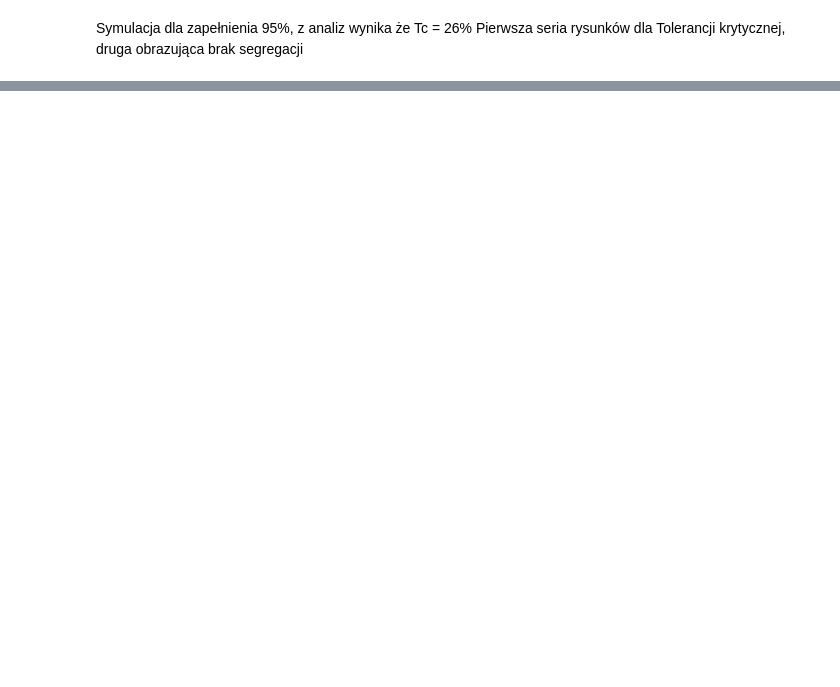
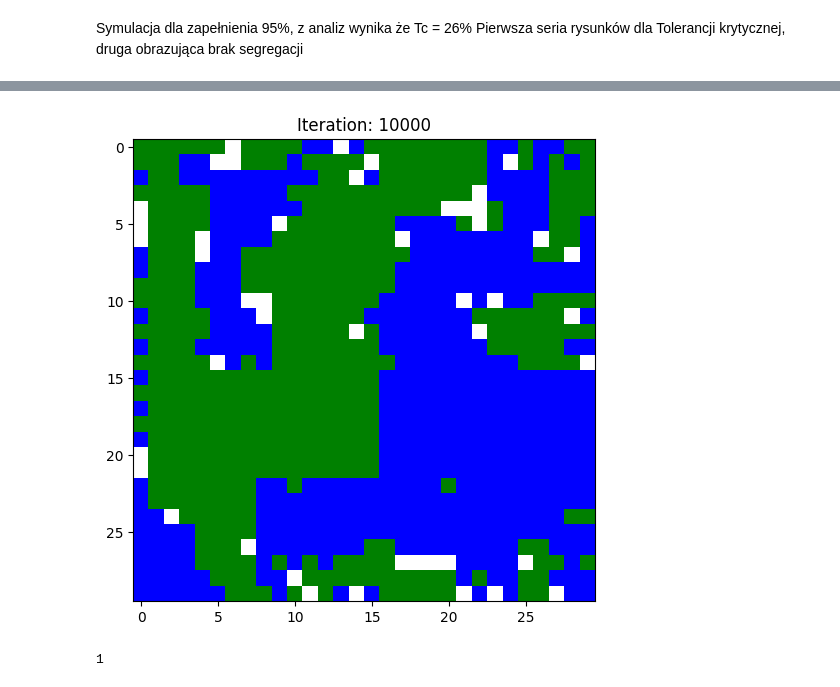
Before and after one commit to Tuliuszen/LabSpec, a Jupyter notebook: Schelling.ipynb, the cells around one changed output, grey strips where cells are left out. Cells and saved outputs as stored; diff of their text form; code cells hidden in the pictures; blank space fills up the shorter version.

```diff
--- a/Schelling.ipynb
+++ b/Schelling.ipynb
@@ -142,0 +252,5 @@ runSchellingSimulation(grid_size=50, density=0.95, tolerance=0.25)
+# %%
+runSchellingSimulation(grid_size=30, density=0.95, tolerance=0.75, plot=False)
+# %% [output]
+[figure, added]
+1
```
Also changed, not shown: parts of 36 cells of this notebook.
